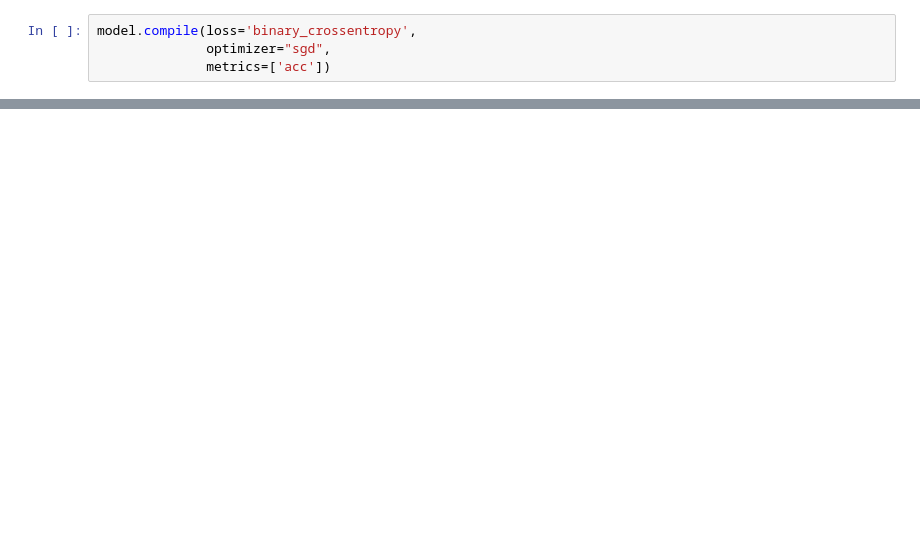
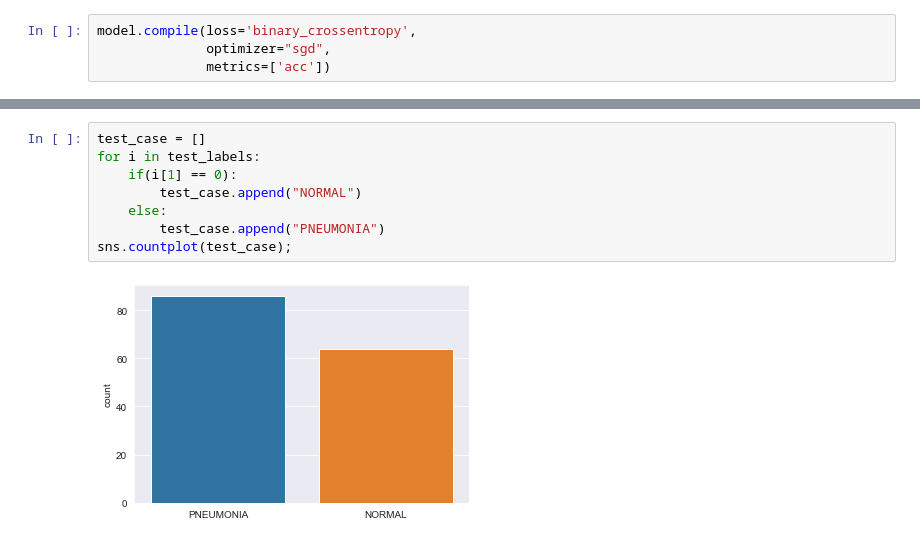
Before and after one commit to Ericusick/Chest_X-Ray-Image_Classification, a Jupyter notebook: X-ray.ipynb, the cells around one changed output, grey strips where cells are left out. Drawn from its saved outputs; the diff is of its cells as text; blank space fills up the shorter version.

```diff
--- a/X-ray.ipynb
+++ b/X-ray.ipynb
@@ -260,0 +290,10 @@ print(val_images.shape)
+# %%
+test_case = []
+for i in test_labels:
+    if(i[1] == 0):
+        test_case.append("NORMAL")
+    else:
+        test_case.append("PNEUMONIA")
+sns.countplot(test_case);
+# %% [output]
+[figure, added]
```
Also changed, not shown: parts of 49 cells of this notebook.
